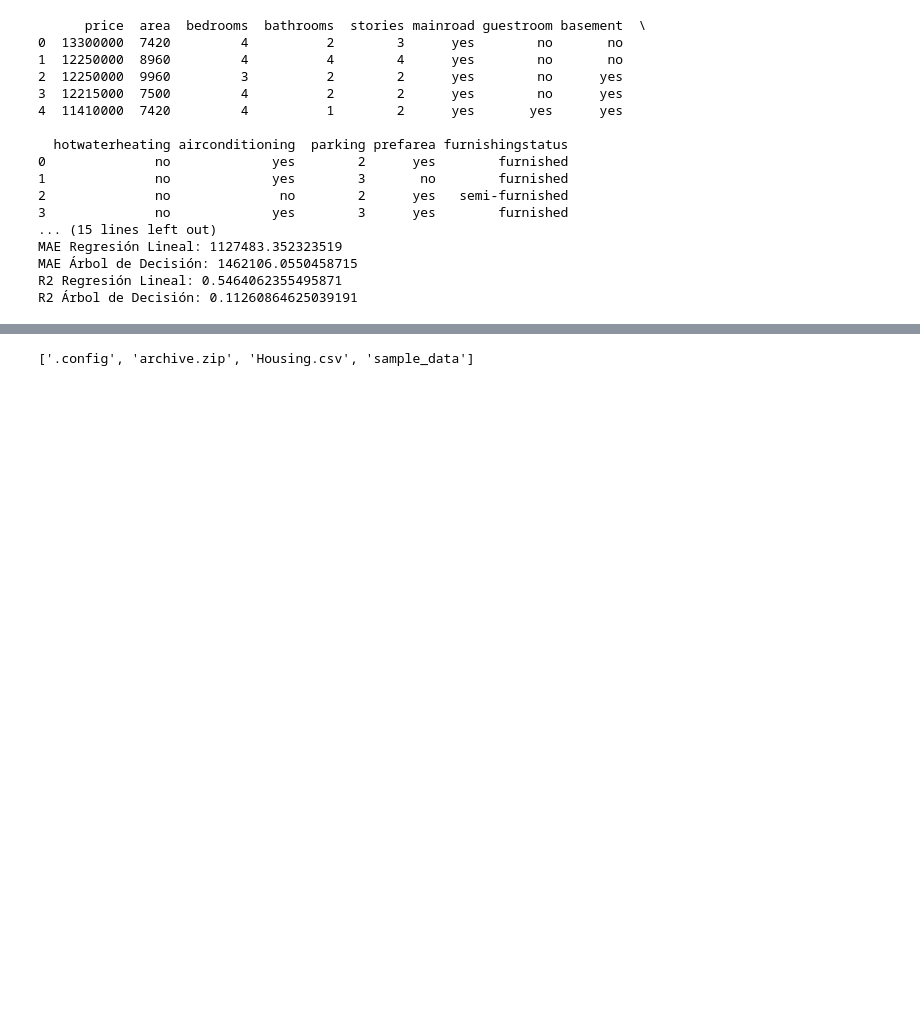
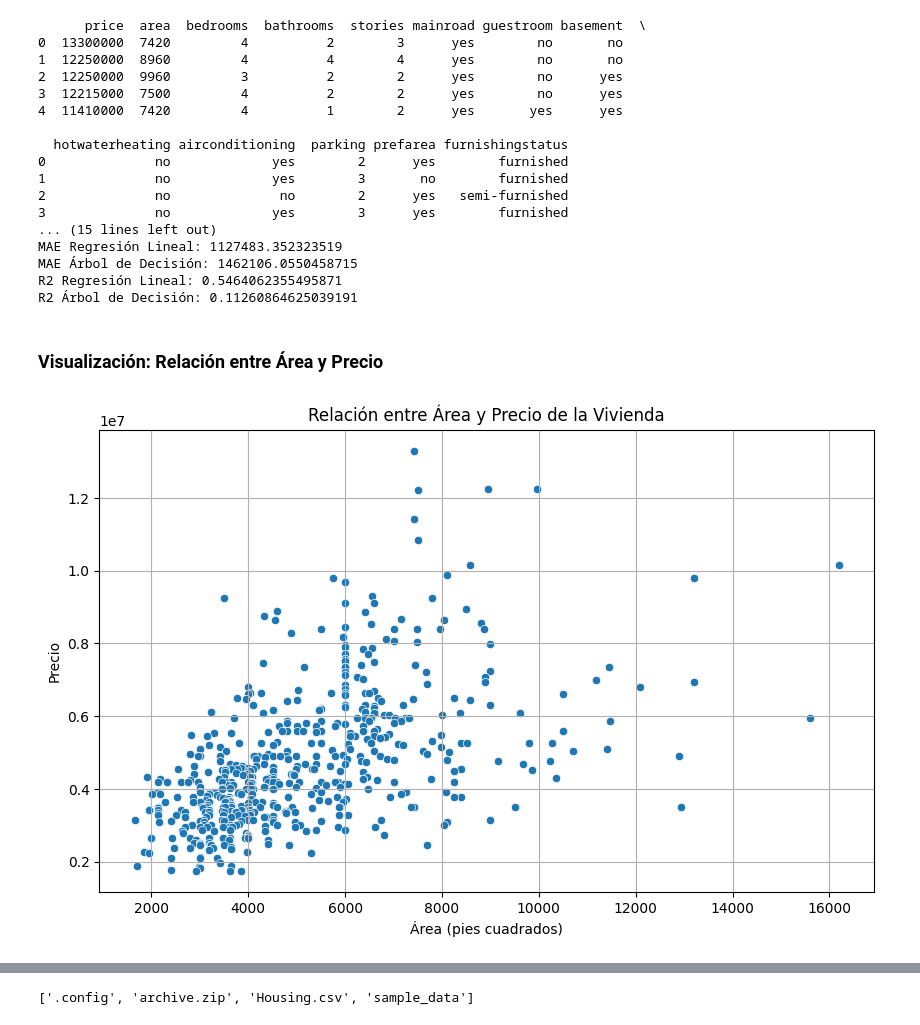
Before and after one commit to juansebastian-berrio/colad, a Jupyter notebook: Untitled8.ipynb, the cells around one changed output, grey strips where cells are left out. Saved outputs shown, nothing was run; the diff lists cells and outputs as text; code cells hidden in the pictures; blank space fills up the shorter version.

```diff
--- a/Untitled8.ipynb
+++ b/Untitled8.ipynb
@@ -90,3 +90,18 @@ MAE Regresión Lineal: 1127483.352323519
 MAE Árbol de Decisión: 1462106.0550458715
 R2 Regresión Lineal: 0.5464062355495871
 R2 Árbol de Decisión: 0.11260864625039191
+# %% [markdown]
+### Visualización: Relación entre Área y Precio
+# %%
+import matplotlib.pyplot as plt
+import seaborn as sns
+
+plt.figure(figsize=(10, 6))
+sns.scatterplot(x='area', y='price', data=df)
+plt.title('Relación entre Área y Precio de la Vivienda')
+plt.xlabel('Área (pies cuadrados)')
+plt.ylabel('Precio')
+plt.grid(True)
+plt.show()
+# %% [output]
+[figure, added]
```
Also changed, not shown: parts of 5 cells of this notebook.
